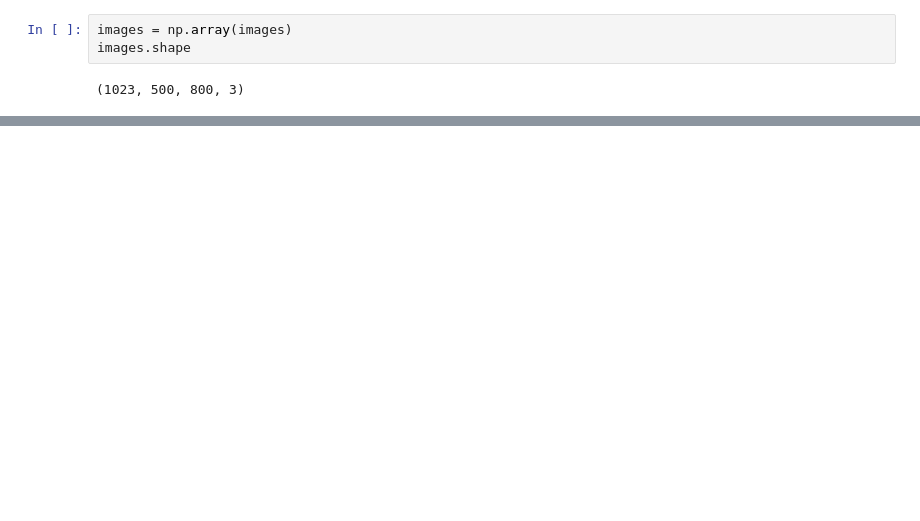
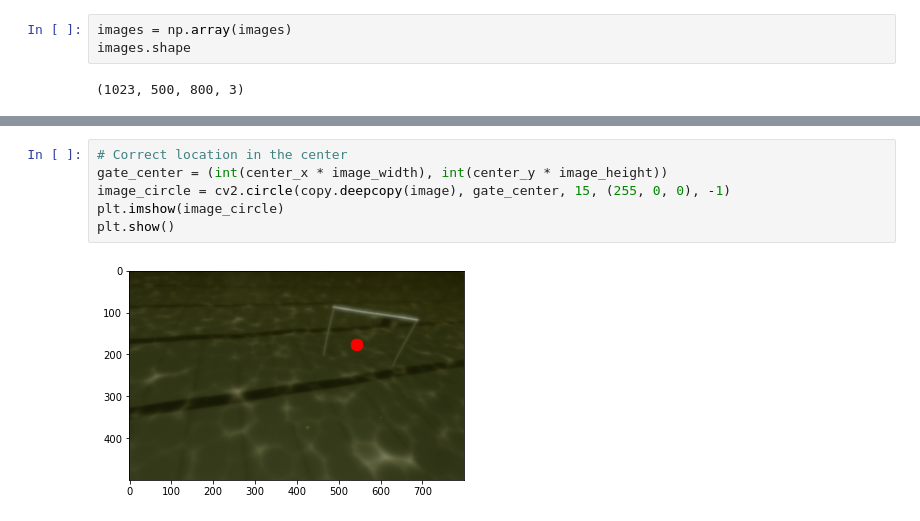
Before and after one commit to WiktorSa/KN-Robocik-Recruitment, a Jupyter notebook: EDA/EDA.ipynb, the cells around one changed output, grey strips where cells are left out. Saved outputs shown, nothing was run; the diff lists cells and outputs as text; blank space fills up the shorter version.

```diff
--- a/EDA/EDA.ipynb
+++ b/EDA/EDA.ipynb
@@ -57,0 +89,8 @@ We can notice a few important things from loading the data:
+# %%
+# Correct location in the center
+gate_center = (int(center_x * image_width), int(center_y * image_height))
+image_circle = cv2.circle(copy.deepcopy(image), gate_center, 15, (255, 0, 0), -1)
+plt.imshow(image_circle)
+plt.show()
+# %% [output]
+[figure, added]
```
Also changed, not shown: parts of 27 cells of this notebook.
